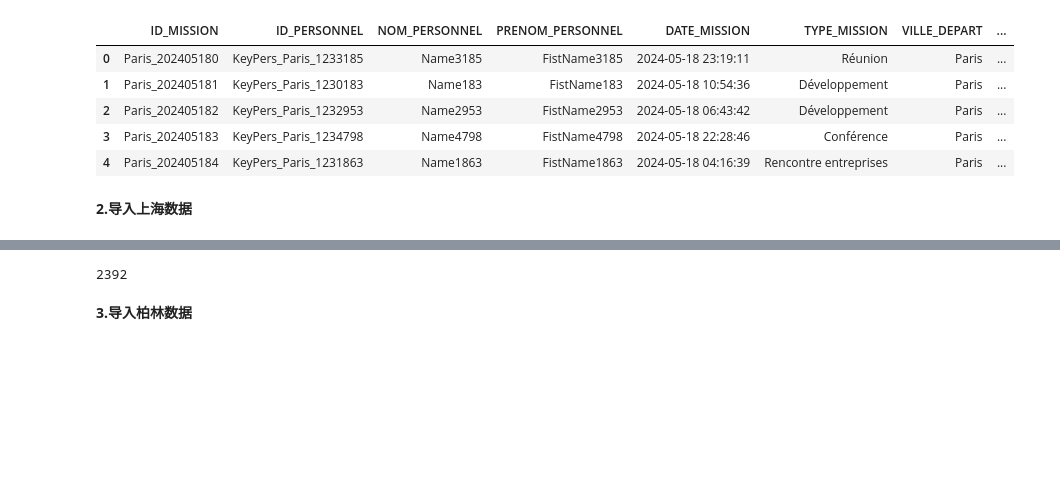
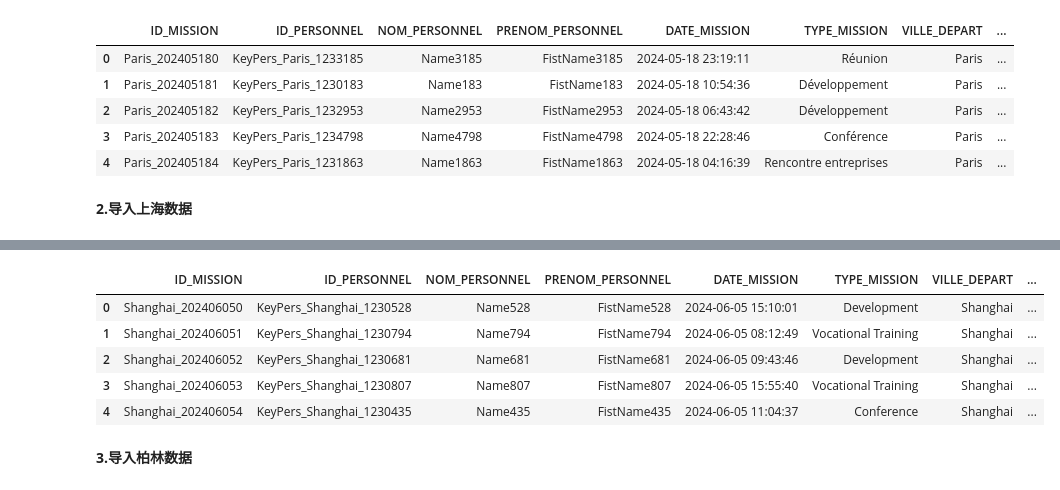
Before and after one commit to lvga1228/NF26_DATAWAREHOUSE, a Jupyter notebook: BDD_BGES/zang_analysis_data.ipynb, the cells around one changed output, grey strips where cells are left out. Saved outputs shown, nothing was run; the diff lists cells and outputs as text; code cells hidden in the pictures; blank space fills up the shorter version.

```diff
--- a/BDD_BGES/zang_analysis_data.ipynb
+++ b/BDD_BGES/zang_analysis_data.ipynb
@@ -61,8 +122,13 @@ psdf_informatique_shanghai.shape[0]
 # %%
 psdf_mission_shanghai=ps.read_csv('/Users/ordi_de_lvga/Documents/nf26_td/projet/BDD_BGES/BDD_BGES_SHANGHAI/BDD_BGES_SHANGHAI_MISSION', sep=';')
-psdf_mission_shanghai.shape[0]
+psdf_mission_shanghai.head(5)
 # %% [output]
-2392
+|  | ID_MISSION | ID_PERSONNEL | NOM_PERSONNEL | PRENOM_PERSONNEL | DATE_MISSION | TYPE_MISSION | VILLE_DEPART | ... |
+| 0 | Shanghai_202406050 | KeyPers_Shanghai_1230528 | Name528 | FistName528 | 2024-06-05 15:10:01 | Development | Shanghai | ... |
+| 1 | Shanghai_202406051 | KeyPers_Shanghai_1230794 | Name794 | FistName794 | 2024-06-05 08:12:49 | Vocational Training | Shanghai | ... |
+| 2 | Shanghai_202406052 | KeyPers_Shanghai_1230681 | Name681 | FistName681 | 2024-06-05 09:43:46 | Development | Shanghai | ... |
+| 3 | Shanghai_202406053 | KeyPers_Shanghai_1230807 | Name807 | FistName807 | 2024-06-05 15:55:40 | Vocational Training | Shanghai | ... |
+| 4 | Shanghai_202406054 | KeyPers_Shanghai_1230435 | Name435 | FistName435 | 2024-06-05 11:04:37 | Conference | Shanghai | ... |
 # %% [markdown]
 **3.导入柏林数据**
 # %%
```
Also changed, not shown: parts of 89 cells of this notebook, 4 other files.
